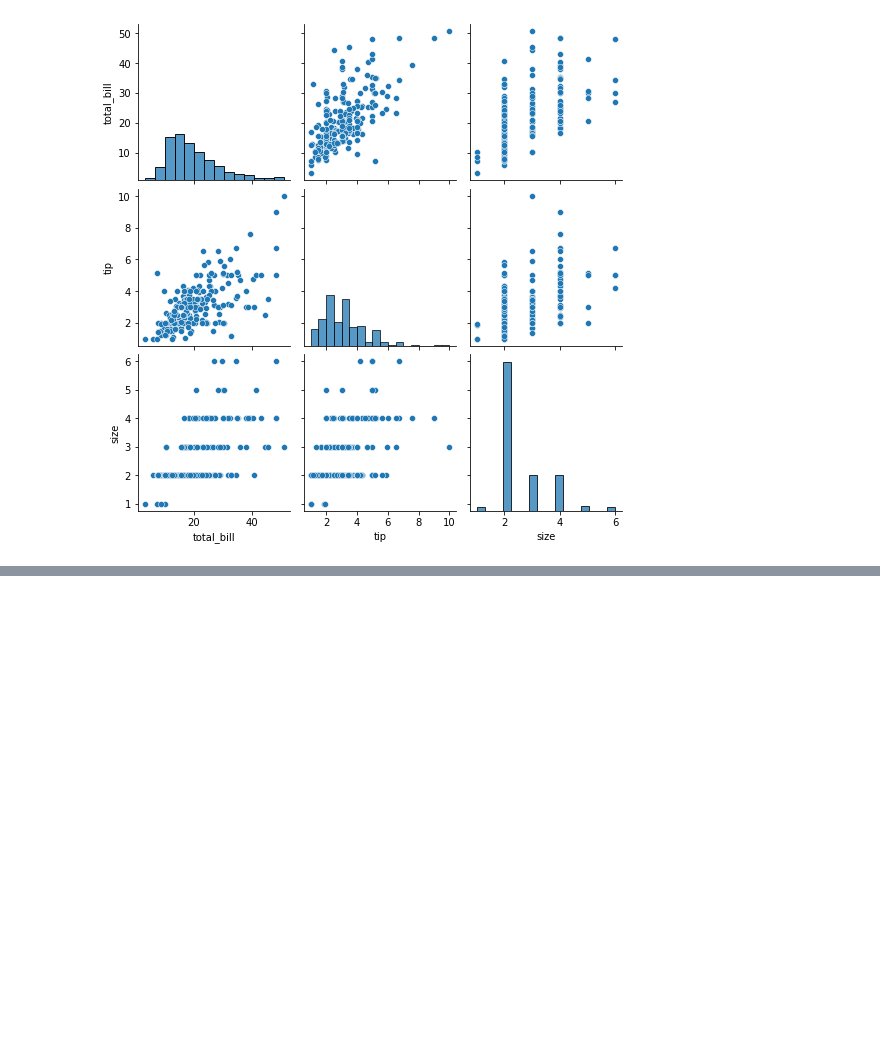
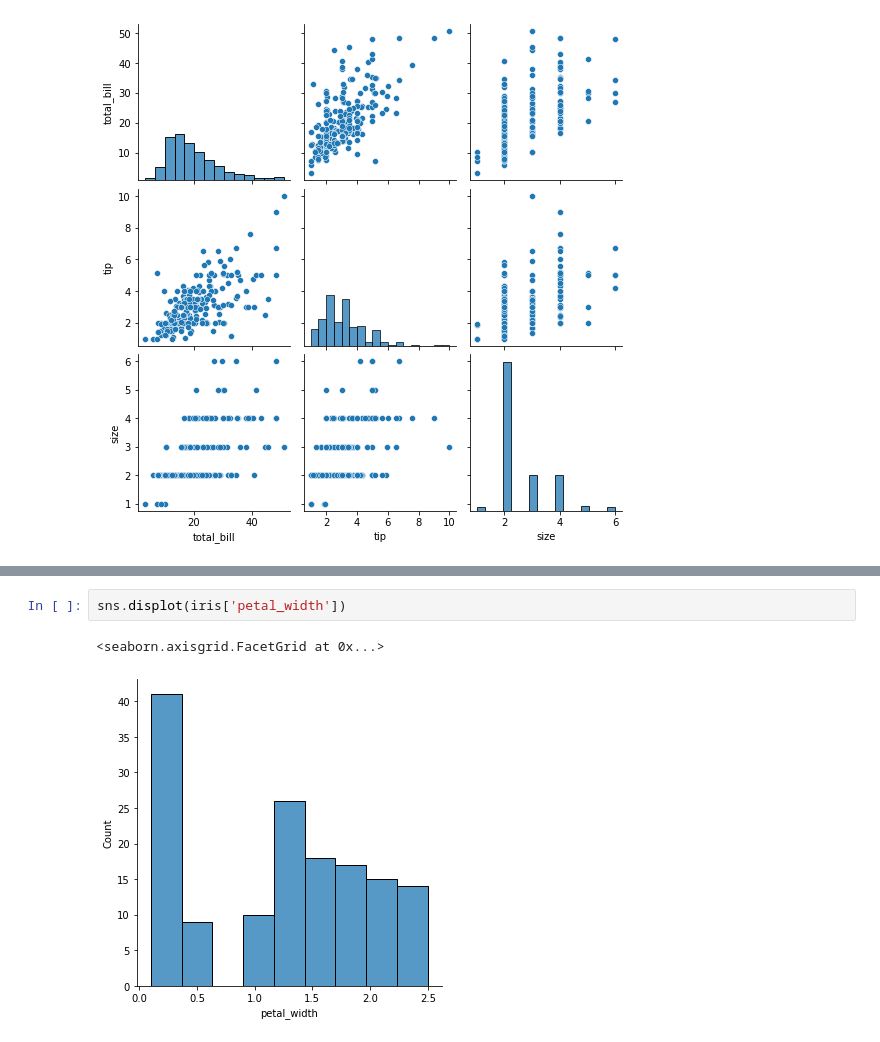
Before and after one commit to jedlueng/WBS-MISDI-Programming, a Jupyter notebook: PFDA/Week4/Week4-task.ipynb, the cells around one changed output, grey strips where cells are left out. Saved outputs shown, nothing was run; the diff lists cells and outputs as text; blank space fills up the shorter version.

```diff
--- a/PFDA/Week4/Week4-task.ipynb
+++ b/PFDA/Week4/Week4-task.ipynb
@@ -82,0 +107,5 @@ iris = sns.load_dataset('iris')
+# %%
+sns.displot(iris['petal_width'])
+# %% [output]
+<seaborn.axisgrid.FacetGrid at 0x...>
+[figure, added]
```
Also changed, not shown: parts of 14 cells of this notebook, 1 other file.
